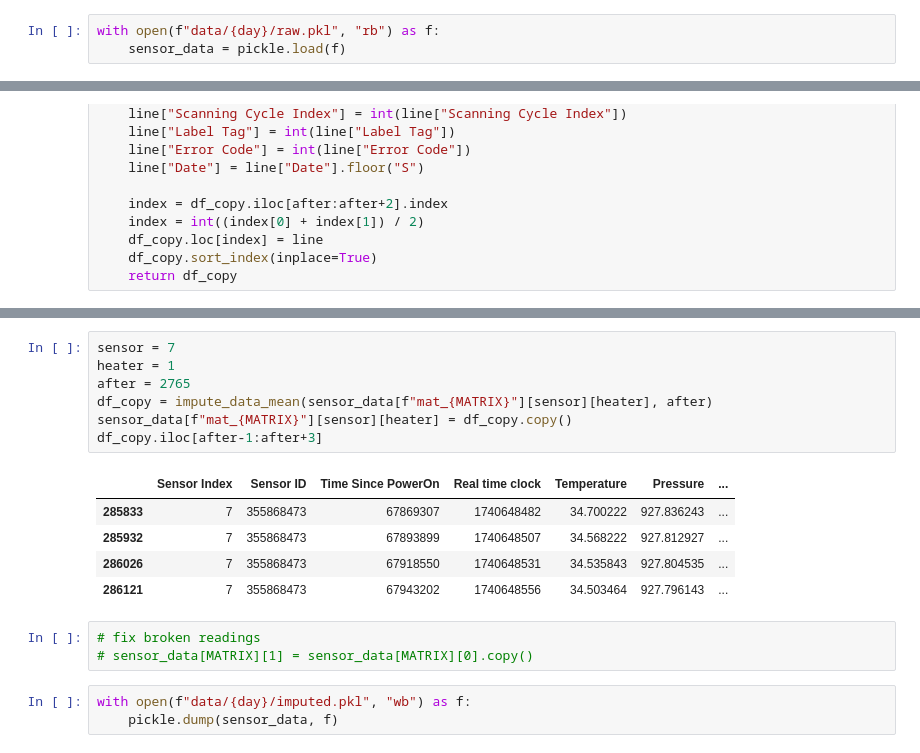
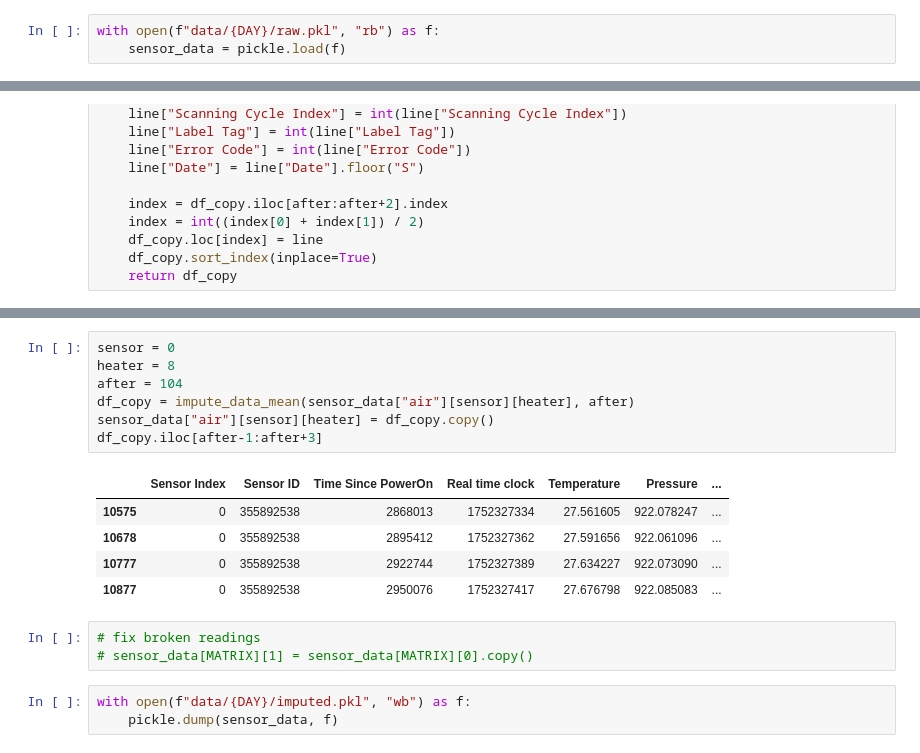
Before and after one commit to ihpar/chicken, a Jupyter notebook: data_imputer.ipynb, the cells around one changed output, grey strips where cells are left out. Saved outputs shown, nothing was run; the diff lists cells and outputs as text.

```diff
--- a/data_imputer.ipynb
+++ b/data_imputer.ipynb
@@ -7,5 +7,5 @@ day = "day_2"
 # %%
-with open(f"data/{day}/raw.pkl", "rb") as f:
+with open(f"data/{DAY}/raw.pkl", "rb") as f:
     sensor_data = pickle.load(f)
 # %%
 def build_comparison_df(sensor_data, mat, sensor):
@@ -70,19 +66,19 @@ sensor_data[MATRIX][6][0].iloc[3263:3268]
 # %%
-sensor = 7
-heater = 1
-after = 2765
-df_copy = impute_data_mean(sensor_data[f"mat_{MATRIX}"][sensor][heater], after)
-sensor_data[f"mat_{MATRIX}"][sensor][heater] = df_copy.copy()
+sensor = 0
+heater = 8
+after = 104
+df_copy = impute_data_mean(sensor_data["air"][sensor][heater], after)
+sensor_data["air"][sensor][heater] = df_copy.copy()
 df_copy.iloc[after-1:after+3]
 # %% [output]
 |  | Sensor Index | Sensor ID | Time Since PowerOn | Real time clock | Temperature | Pressure | ... |
-| 285833 | 7 | 355868473 | 67869307 | 1740648482 | 34.700222 | 927.836243 | ... |
-| 285932 | 7 | 355868473 | 67893899 | 1740648507 | 34.568222 | 927.812927 | ... |
-| 286026 | 7 | 355868473 | 67918550 | 1740648531 | 34.535843 | 927.804535 | ... |
-| 286121 | 7 | 355868473 | 67943202 | 1740648556 | 34.503464 | 927.796143 | ... |
+| 10575 | 0 | 355892538 | 2868013 | 1752327334 | 27.561605 | 922.078247 | ... |
+| 10678 | 0 | 355892538 | 2895412 | 1752327362 | 27.591656 | 922.061096 | ... |
+| 10777 | 0 | 355892538 | 2922744 | 1752327389 | 27.634227 | 922.073090 | ... |
+| 10877 | 0 | 355892538 | 2950076 | 1752327417 | 27.676798 | 922.085083 | ... |
 # %%
 # fix broken readings
 # sensor_data[MATRIX][1] = sensor_data[MATRIX][0].copy()
 # %%
-with open(f"data/{day}/imputed.pkl", "wb") as f:
+with open(f"data/{DAY}/imputed.pkl", "wb") as f:
     pickle.dump(sensor_data, f)
```
Also changed, not shown: parts of 6 cells of this notebook, 11 other files.
